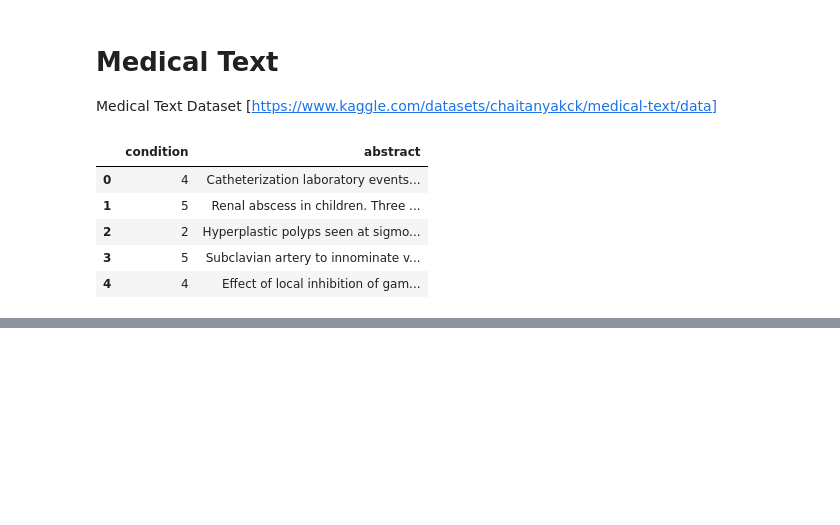
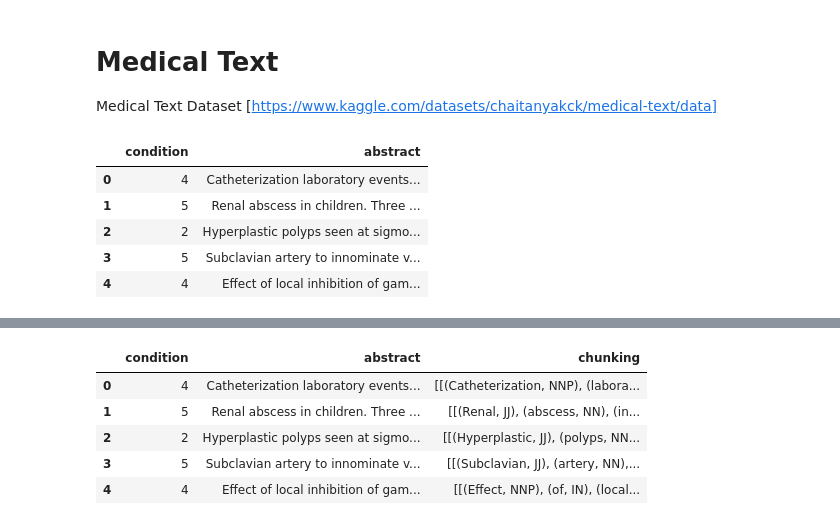
Before and after one commit to vitomarcorubino/MedicalTextNLP, a Jupyter notebook: medicalTextNLP.ipynb, the cells around one changed output, grey strips where cells are left out. Drawn from its saved outputs; the diff is of its cells as text; code cells hidden in the pictures; blank space fills up the shorter version.

```diff
--- a/medicalTextNLP.ipynb
+++ b/medicalTextNLP.ipynb
@@ -87,0 +117,5 @@ lexical_df.head()
+# %%
+pos = []
+for sentence in lexical_df['tokens']:
+    pos.append([nltk.pos_tag(token) for token in sentence])
+lexical_df["pos_tagging"] = pos
@@ -87,0 +139,26 @@ lexical_df.head()
+# %%
+syntax_df = df.copy() # a df to compute syntax analysis on
+# %%
+# Define the grammar and the chunk parser
+grammar = "NP: {<NNP><NNP>}"
+cp = nltk.RegexpParser(grammar) # chunk parser
+
+# Apply chunking to each record
+chunking = []
+for record in lexical_df['pos_tagging']:
+    chunked_record = [cp.parse(sentence) for sentence in record]
+
+    chunking.append(chunked_record)
+
+# Save the chunking results into the dataframe
+syntax_df["chunking"] = chunking
+# %%
+# Display the dataframe
+syntax_df.head()
+# %% [output]
+|  | condition | abstract | chunking |
+| 0 | 4 | Catheterization laboratory events... | [[(Catheterization, NNP), (labora... |
+| 1 | 5 | Renal abscess in children. Three ... | [[(Renal, JJ), (abscess, NN), (in... |
+| 2 | 2 | Hyperplastic polyps seen at sigmo... | [[(Hyperplastic, JJ), (polyps, NN... |
+| 3 | 5 | Subclavian artery to innominate v... | [[(Subclavian, JJ), (artery, NN),... |
+| 4 | 4 | Effect of local inhibition of gam... | [[(Effect, NNP), (of, IN), (local... |
```
Also changed, not shown: parts of 26 cells of this notebook.
